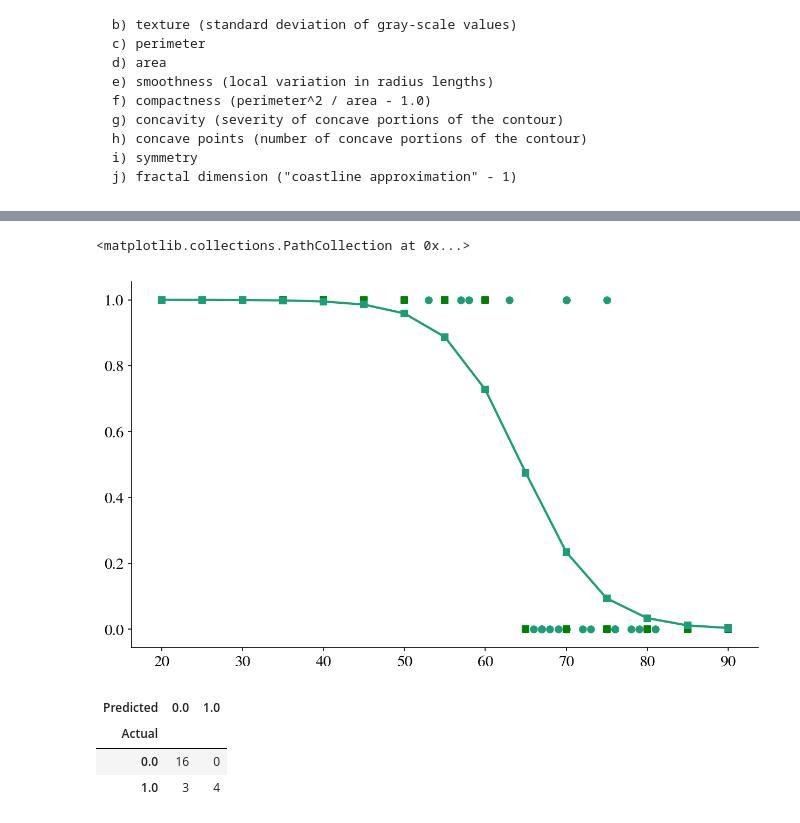
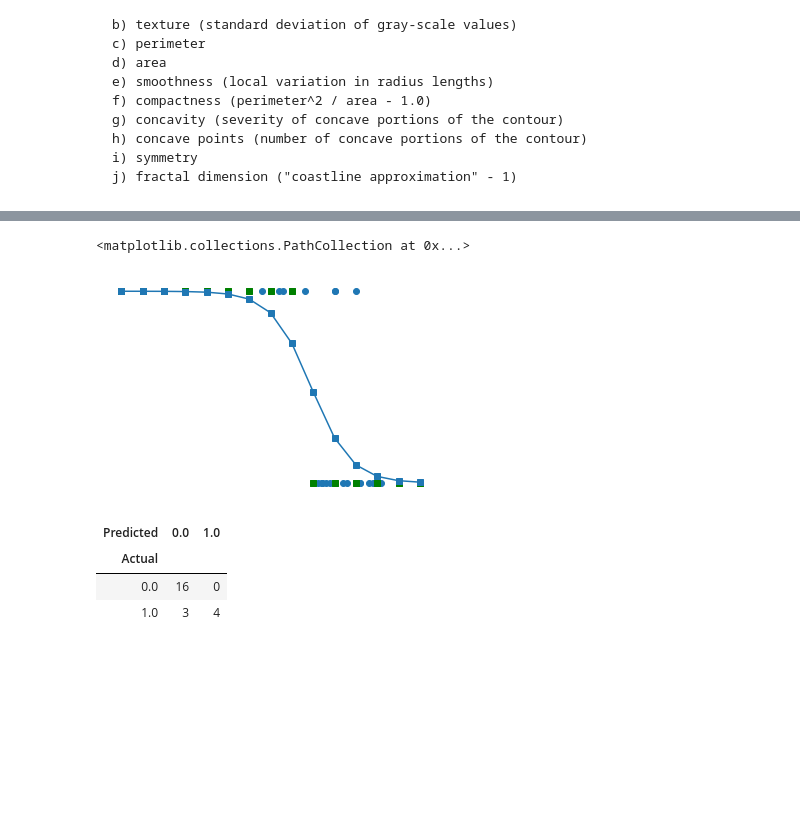
Before and after one commit to agerner19/agerner19.github.io, a Jupyter notebook: Assignments/HW2.ipynb, the cells around one changed output, grey strips where cells are left out. Saved outputs shown, nothing was run; the diff lists cells and outputs as text; code cells hidden in the pictures; blank space fills up the shorter version.

```diff
--- a/Assignments/HW2.ipynb
+++ b/Assignments/HW2.ipynb
@@ -268,13 +395,13 @@ predicts = clf4.predict(tempsnew.reshape(-1,1))
 # %%
 plt.scatter(temps, pfail)
 axes=plt.gca()
 axes.grid(False)
-remove_border(axes)
+axes.axis('off')
 plt.plot(tempsnew, probs, marker='s')
 plt.scatter(tempsnew, predicts, marker='s', color="green")
 # %% [output]
 <matplotlib.collections.PathCollection at 0x...>
-[figure, old version]
+[figure, new version]
 # %%
 #Instruction5: use pandas crosstab to write a table of prediction vs failure on the "training" set.
 
```
Also changed, not shown: parts of 30 cells of this notebook, 20 other files.
